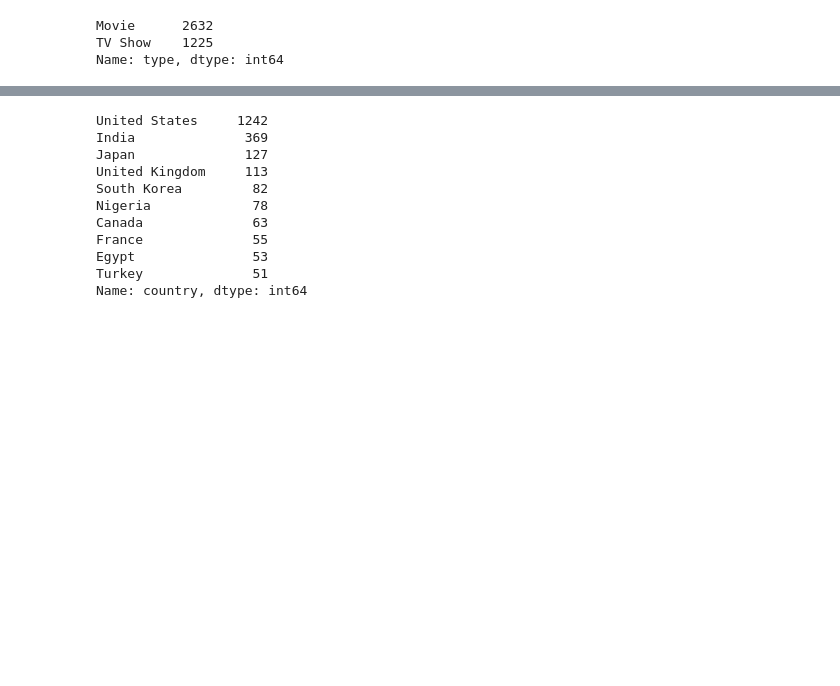
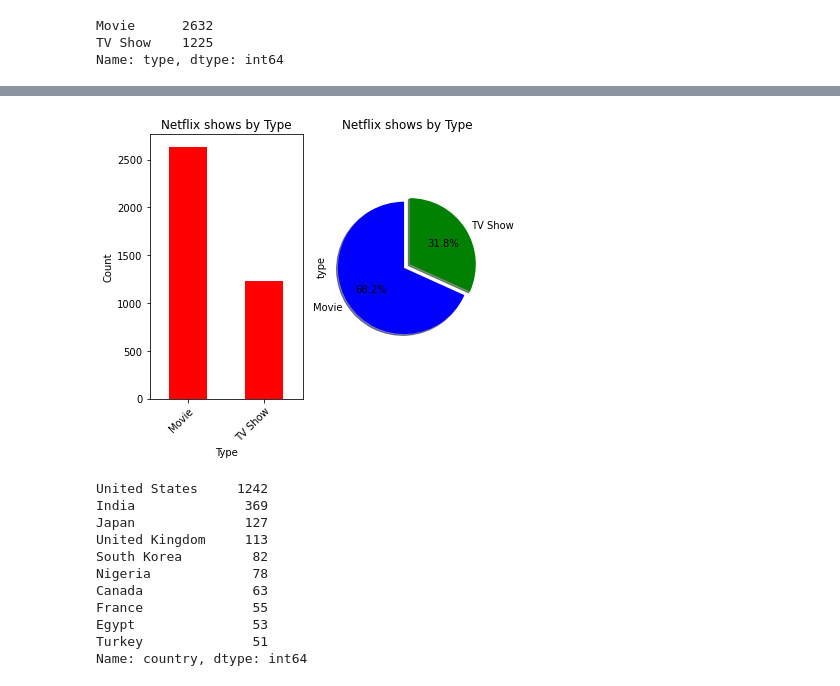
Before and after one commit to Frankr22/Streaming-Services-Comparison-Netflix-vs.-Disney, a Jupyter notebook: netflix.ipynb, the cells around one changed output, grey strips where cells are left out. Cells and saved outputs as stored; diff of their text form; code cells hidden in the pictures; blank space fills up the shorter version.

Commit message:
worked on netflix visualisations

```diff
--- a/netflix.ipynb
+++ b/netflix.ipynb
@@ -171,15 +171,17 @@ Name: type, dtype: int64
 fig, axs = plt.subplots(1,2)
 
 #produce a map of type
-figure1 = type_data.plot(kind = "bar", figsize=(6,5),color="blue", title="Netflix shows by Type",ax=axs[0])
-figure1.set_xlabel("Type")
-figure1.set_ylabel("Count")
+fig1 = type_data.plot(kind = "bar", figsize=(6,5),color="red", title="Netflix shows by Type",ax=axs[0])
+fig1.set_xlabel("Type")
+fig1.set_ylabel("Count")
 # Configure x-tick rotation
 xticklabels = type_data.index
-figure1.set_xticklabels(xticklabels, rotation=45, rotation_mode="anchor", ha="right", wrap=True)
+fig1.set_xticklabels(xticklabels, rotation=45, rotation_mode="anchor", ha="right", wrap=True)
+plt.savefig('Data/fig1.png')
 
 #pie chart
-figure2 = type_data.plot(kind = "pie", labels = type_data.index, figsize=(6,5),colors=['red','green'], explode = (0.1,0),autopct='%1.1f%%',shadow=True, startangle=90, title="Netflix shows by Type",ax=axs[1])
+fig2 = type_data.plot(kind = "pie", labels = type_data.index, figsize=(6,5),colors=['blue','green'], explode = (0.1,0),autopct='%1.1f%%',shadow=True, startangle=90, title="Netflix shows by Type",ax=axs[1])
 plt.axis('equal')
 plt.tight_layout()
+plt.savefig('Data/fig2.png')
 # %% [output]
@@ -188,3 +188,4 @@ plt.tight_layout()
+[figure, added]
 # %%
 #map by country
 country_data = res['country'].value_counts()
```
Also changed, not shown: parts of 12 cells of this notebook, 10 other files.
